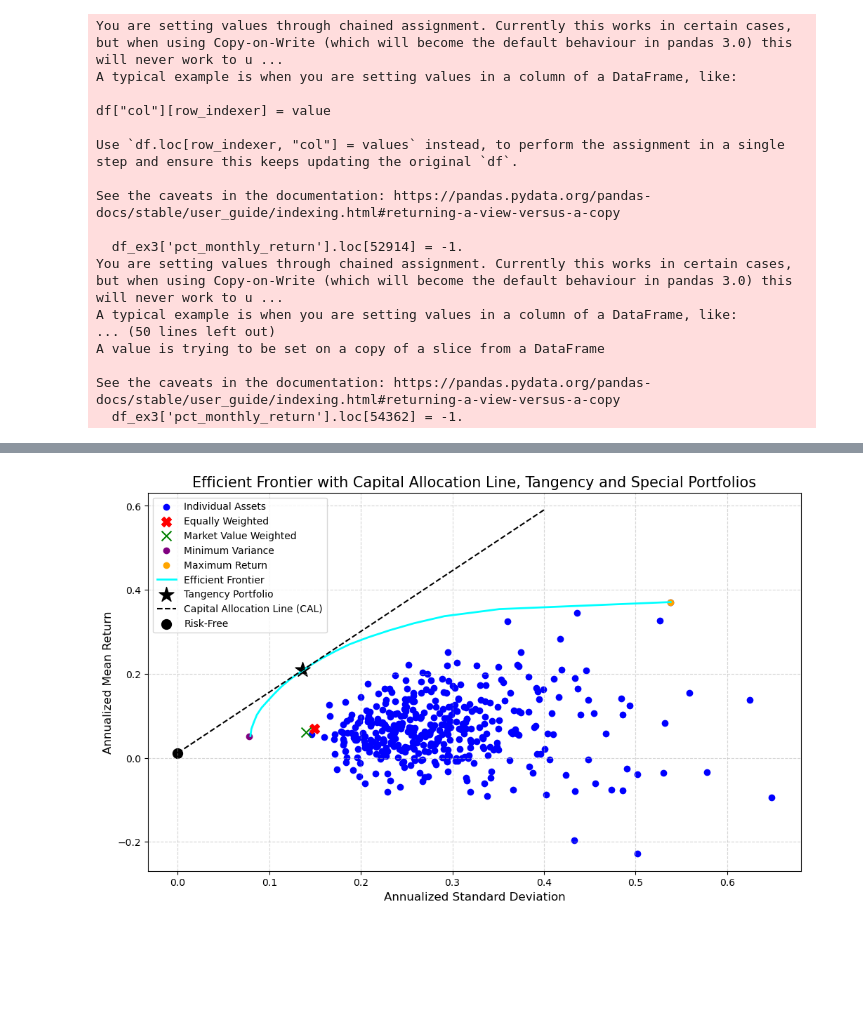
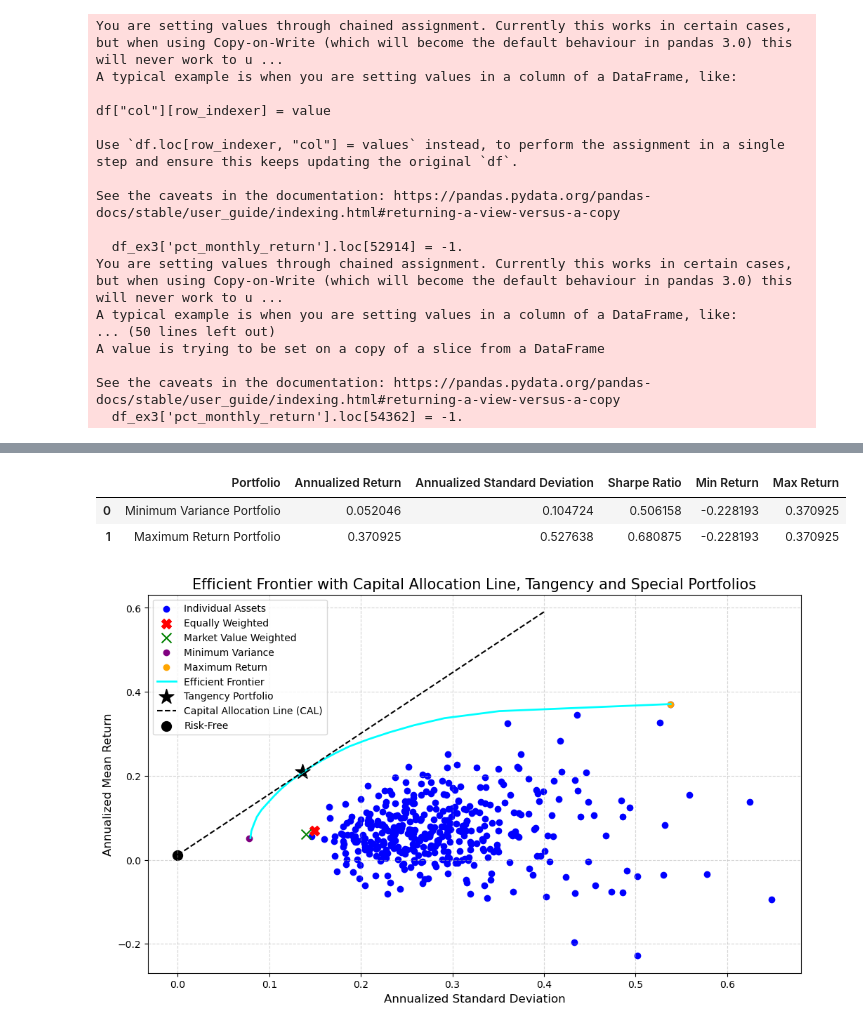
Before and after one commit to gr-oll/susFin, a Jupyter notebook: 01_Final3.ipynb, the cells around one changed output, grey strips where cells are left out. Drawn from its saved outputs; the diff is of its cells as text; code cells hidden in the pictures; blank space fills up the shorter version.

Commit message:
Add min max SR for min var and max ret portfolios

```diff
--- a/01_Final3.ipynb
+++ b/01_Final3.ipynb
@@ -454,6 +455,13 @@ minvar_pf['annualized_std'] = minvar_pf['pct_monthly_return'].std() * np.sqrt(12
 minvar_ann_ret = (minvar_pf['annualized_mean'] * minvar_pf['minvar_w']).sum()
 # Annualized std
 minvar_ann_std = minvar_pf['annualized_std'].std() * np.sqrt(12)
+# %%
+#min return
+minvar_min_ret = minvar_pf['annualized_mean'].min()
+#max return
+minvar_max_ret = minvar_pf['annualized_mean'].max()
+#minvar pf sharpe ratio
+minvar_sharpe = (minvar_ann_ret - ann_rf)/ minvar_ann_std
 # %%
 # Objective function: negative portfolio return (to maximize return)
 def portfolio_return(weights, returns):
@@ -482,6 +490,30 @@ maxr_ann_ret = np.sum(max_return_weights * df_ex3.groupby('Name')['pct_monthly_r
 
 # Calculate the annualized standard deviation of the minimum variance portfolio
 maxr_ann_std = np.sqrt(np.dot(max_return_weights.T, np.dot(cov_matrix * 12, max_return_weights)))
+# %%
+maxr_pf = df_ex3.groupby('Name')['pct_monthly_return'].mean().reset_index()
+maxr_pf['maxr_w'] = max_return_weights
+maxr_pf['annualized_mean'] = maxr_pf['pct_monthly_return'] * 12
+maxr_pf['annualized_std'] = maxr_pf['pct_monthly_return'].std() * np.sqrt(12)
+# %%
+#min return
+maxr_min_ret = maxr_pf['annualized_mean'].min()
+#max return
+maxr_max_ret = maxr_pf['annualized_mean'].max()
+#minvar pf sharpe ratio
+maxr_sharpe = (maxr_ann_ret - ann_rf)/ maxr_ann_std
+# %%
+statistics = pd.DataFrame({'Portfolio': ['Minimum Variance Portfolio', 'Maximum Return Portfolio'],
+                           'Annualized Return': [minvar_ann_ret, maxr_ann_ret],
+                           'Annualized Standard Deviation': [minvar_ann_std, maxr_ann_std],
+                           'Sharpe Ratio': [minvar_sharpe, maxr_sharpe],
+                           'Min Return': [minvar_min_ret, maxr_min_ret],
+                           'Max Return': [minvar_max_ret, maxr_max_ret]})
+statistics
+# %% [output]
+|  | Portfolio | Annualized Return | Annualized Standard Deviation | Sharpe Ratio | Min Return | Max Return |
+| 0 | Minimum Variance Portfolio | 0.052046 | 0.104724 | 0.506158 | -0.228193 | 0.370925 |
+| 1 | Maximum Return Portfolio | 0.370925 | 0.527638 | 0.680875 | -0.228193 | 0.370925 |
 # %%
 # Compute the efficient frontier portofolios
 target_returns = np.linspace(minvar_ann_ret, maxr_ann_ret, 20)
```
Also changed, not shown: parts of 5 cells of this notebook.
